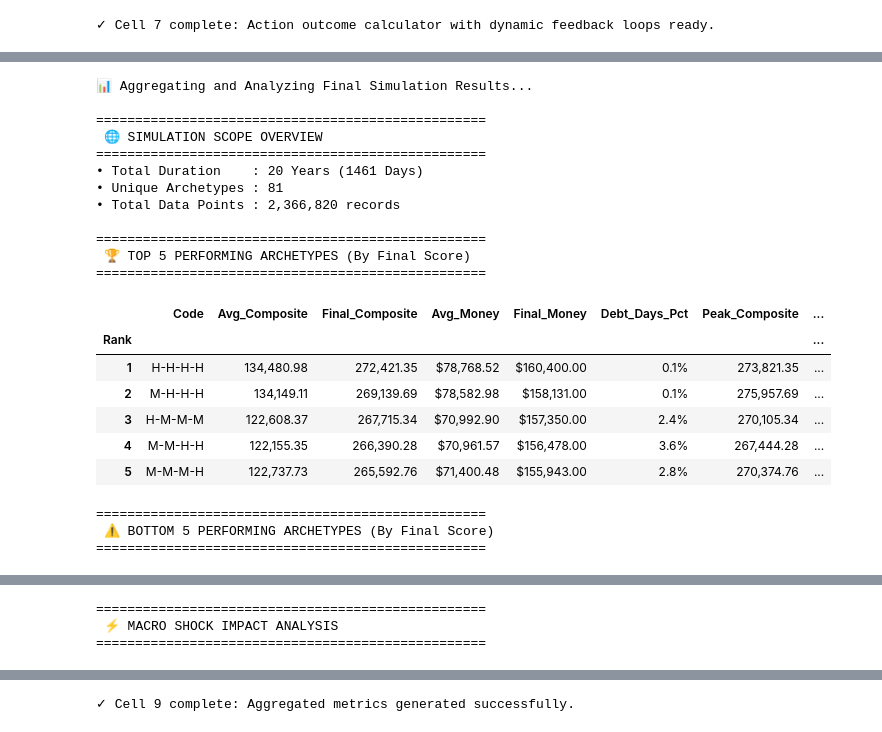
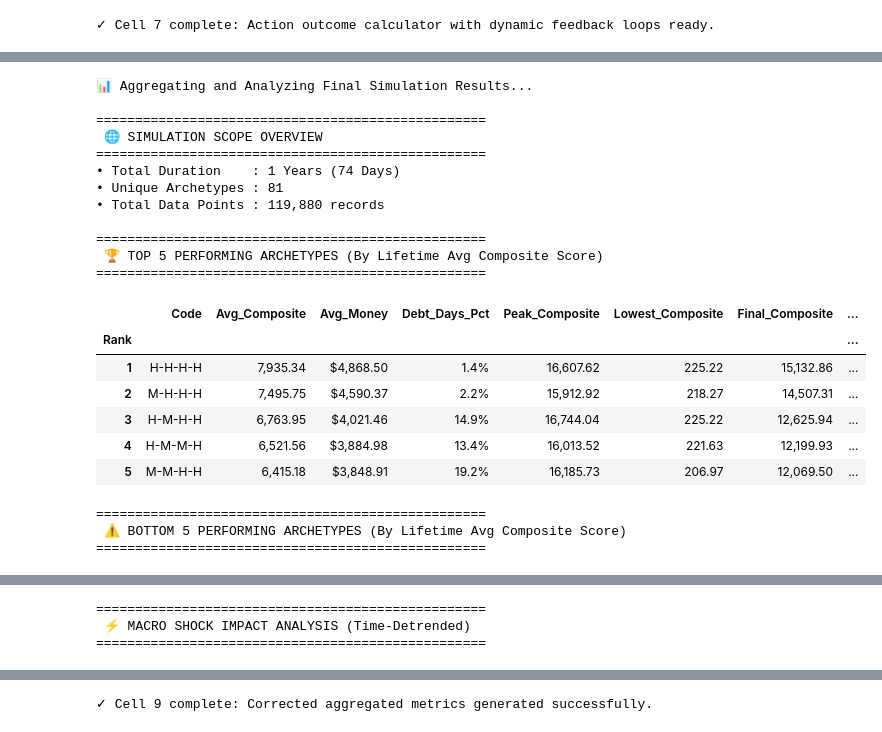
Before and after one commit to JesseLau24/Mesa_Long_Term_Success_Sim, a Jupyter notebook: ASS_81_Success_20_1_1_1_1.ipynb, the cells around one changed output, grey strips where cells are left out. Saved outputs shown, nothing was run; the diff lists cells and outputs as text; code cells hidden in the pictures.

```diff
--- a/ASS_81_Success_20_1_1_1_1.ipynb
+++ b/ASS_81_Success_20_1_1_1_1.ipynb
@@ -71,7 +71,7 @@ BASE_HEALTHCARE_QUALITY: float = 1.0
 BASE_SOCIAL_MOBILITY: float = 1.0
 
 # 4. Event & Simulation Runtime Parameters
-SIMULATION_DAYS: int = 7300          # 365 days per year
+SIMULATION_DAYS: int = 365          # 365 days per year
 SHOCK_MIN_DURATION: int = 50         # Minimum days a shock persists
 SHOCK_MAX_DURATION: int = 100        # Maximum days a shock persists
 SHOCK_PROBABILITY: float = 0.005     # 0.5% daily chance of triggering a macro event
@@ -764,6 +771,7 @@ print("✓ Cell 8.5 complete.")
 # %%
 # ==============================================================================
 # CELL 9: Final Aggregated Data Inspection & Archetype Performance Summary
+# (Statistically Corrected Version)
 # ==============================================================================
 
 import pandas as pd
@@ -783,35 +791,56 @@ print(f"• Total Duration    : {total_years} Years ({total_days} Days)")
 print(f"• Unique Archetypes : {total_archetypes}")
 print(f"• Total Data Points : {len(df_history):,} records\n")
 
-# 2. Aggregate Lifetime Performance Metrics by Archetype Code
-df_archetype_summary = df_history.groupby("Code").agg(
+# ------------------------------------------------------------------------------
+# 2. Corrected Archetype Lifetime Performance Aggregation
+# ------------------------------------------------------------------------------
+# A) Overall lifetime statistics across all days and agents per archetype
+df_lifetime = df_history.groupby("Code").agg(
     Avg_Composite=("Composite_Score", "mean"),
-    Final_Composite=("Composite_Score", "last"),
     Avg_Money=("Money", "mean"),
-    Final_Money=("Money", "last"),
     Debt_Days_Pct=("Money", lambda x: (x < 0).mean() * 100),
     Peak_Composite=("Composite_Score", "max"),
     Lowest_Composite=("Composite_Score", "min")
 ).reset_index()
 
-# Rank by Final Composite Score (Rank 1 = Highest)
+# B) Compute TRUE final day averages (resolves the single-row .last() trap)
+max_day = df_history["Day"].max()
+df_final_day = df_history[df_history["Day"] == max_day].groupby("Code").agg(
+    Final_Composite=("Composite_Score", "mean"),
+    Final_Money=("Money", "mean")
+).reset_index()
+
+# C) Merge lifetime and true final-day metrics
+df_archetype_summary = pd.merge(df_lifetime, df_final_day, on="Code")
+
+# Rank by Lifetime Average Composite Score (Rank 1 = Highest Overall Performer)
 df_archetype_summary = df_archetype_summary.sort_values(
-    by="Final_Composite", ascending=False
+    by="Avg_Composite", ascending=False
 ).reset_index(drop=True)
 
-df_archetype_summary.index += 1  # Set 1-based index for clean ranking display
+df_archetype_summary.index += 1  # 1-based index for clean ranking display
 df_archetype_summary.index.name = "Rank"
 
-# 3. Macro Shock Resilience Breakdown
-df_shock_impact = df_history.groupby("Active_Shock").agg(
+# ------------------------------------------------------------------------------
+# 3. Macro Shock Impact Analysis (Time-Detrended / Year-Relative)
+# ------------------------------------------------------------------------------
+# Prevents conflating natural time-based growth with actual shock impact
+df_history_temp = df_history.copy()
+df_history_temp["Yearly_Mean_Comp"] = df_history_temp.groupby("Year")["Composite_Score"].transform("mean")
+df_history_temp["Shock_Delta_Comp"] = df_history_temp["Composite_Score"] - df_history_temp["Yearly_Mean_Comp"]
+
+df_shock_impact = df_history_temp.groupby("Active_Shock").agg(
     Avg_Composite=("Composite_Score", "mean"),
+    Relative_Impact_Delta=("Shock_Delta_Comp", "mean"),  # Deviation from annual average
     Avg_Money=("Money", "mean"),
     In_Debt_Pct=("Money", lambda x: (x < 0).mean() * 100)
-).reset_index().sort_values(by="Avg_Composite", ascending=False)
+).reset_index().sort_values(by="Relative_Impact_Delta", ascending=False)
 
+# ------------------------------------------------------------------------------
 # 4. Display Formatted Output Tables
+# ------------------------------------------------------------------------------
 print("==================================================")
-print(" 🏆 TOP 5 PERFORMING ARCHETYPES (By Final Score)")
+print(" 🏆 TOP 5 PERFORMING ARCHETYPES (By Lifetime Avg Composite Score)")
 print("==================================================")
 display(df_archetype_summary.head(5).style.format({
     "Avg_Composite": "{:,.2f}",
@@ -824,48 +853,49 @@ display(df_archetype_summary.head(5).style.format({
 }))
 
 print("\n==================================================")
-print(" ⚠️ BOTTOM 5 PERFORMING ARCHETYPES (By Final Score)")
+print(" ⚠️ BOTTOM 5 PERFORMING ARCHETYPES (By Lifetime Avg Composite Score)")
 print("==================================================")
 display(df_archetype_summary.tail(5).style.format({
     "Avg_Composite": "{:,.2f}",
     "Final_Composite": "{:,.2f}",
     "Avg_Money": "${:,.2f}",
     "Final_Money": "${:,.2f}",
     "Debt_Days_Pct": "{:.1f}%",
     "Peak_Composite": "{:,.2f}",
     "Lowest_Composite": "{:,.2f}"
 }))
 
 print("\n==================================================")
-print(" ⚡ MACRO SHOCK IMPACT ANALYSIS")
+print(" ⚡ MACRO SHOCK IMPACT ANALYSIS (Time-Detrended)")
 print("==================================================")
 display(df_shock_impact.style.format({
     "Avg_Composite": "{:,.2f}",
+    "Relative_Impact_Delta": "{:+,.2f}",
     "Avg_Money": "${:,.2f}",
     "In_Debt_Pct": "{:.1f}%"
 }))
 
-print("\n✓ Cell 9 complete: Aggregated metrics generated successfully.")
+print("\n✓ Cell 9 complete: Corrected aggregated metrics generated successfully.")
 # %% [output]
 📊 Aggregating and Analyzing Final Simulation Results...
 
 ==================================================
  🌐 SIMULATION SCOPE OVERVIEW
 ==================================================
-• Total Duration    : 20 Years (1461 Days)
+• Total Duration    : 1 Years (74 Days)
 • Unique Archetypes : 81
-• Total Data Points : 2,366,820 records
+• Total Data Points : 119,880 records
 
 ==================================================
- 🏆 TOP 5 PERFORMING ARCHETYPES (By Final Score)
+ 🏆 TOP 5 PERFORMING ARCHETYPES (By Lifetime Avg Composite Score)
 ==================================================
-|  | Code | Avg_Composite | Final_Composite | Avg_Money | Final_Money | Debt_Days_Pct | Peak_Composite | ... |
+|  | Code | Avg_Composite | Avg_Money | Debt_Days_Pct | Peak_Composite | Lowest_Composite | Final_Composite | ... |
 | Rank |  |  |  |  |  |  |  | ... |
-| 1 | H-H-H-H | 134,480.98 | 272,421.35 | $78,768.52 | $160,400.00 | 0.1% | 273,821.35 | ... |
-| 2 | M-H-H-H | 134,149.11 | 269,139.69 | $78,582.98 | $158,131.00 | 0.1% | 275,957.69 | ... |
-| 3 | H-M-M-M | 122,608.37 | 267,715.34 | $70,992.90 | $157,350.00 | 2.4% | 270,105.34 | ... |
-| 4 | M-M-H-H | 122,155.35 | 266,390.28 | $70,961.57 | $156,478.00 | 3.6% | 267,444.28 | ... |
-| 5 | M-M-M-H | 122,737.73 | 265,592.76 | $71,400.48 | $155,943.00 | 2.8% | 270,374.76 | ... |
+| 1 | H-H-H-H | 7,935.34 | $4,868.50 | 1.4% | 16,607.62 | 225.22 | 15,132.86 | ... |
+| 2 | M-H-H-H | 7,495.75 | $4,590.37 | 2.2% | 15,912.92 | 218.27 | 14,507.31 | ... |
+| 3 | H-M-H-H | 6,763.95 | $4,021.46 | 14.9% | 16,744.04 | 225.22 | 12,625.94 | ... |
+| 4 | H-M-M-H | 6,521.56 | $3,884.98 | 13.4% | 16,013.52 | 221.63 | 12,199.93 | ... |
+| 5 | M-M-H-H | 6,415.18 | $3,848.91 | 19.2% | 16,185.73 | 206.97 | 12,069.50 | ... |
 ==================================================
- ⚠️ BOTTOM 5 PERFORMING ARCHETYPES (By Final Score)
+ ⚠️ BOTTOM 5 PERFORMING ARCHETYPES (By Lifetime Avg Composite Score)
 ==================================================
@@ -879,3 +909,3 @@ print("\n✓ Cell 9 complete: Aggregated metrics generated successfully.")
 ==================================================
- ⚡ MACRO SHOCK IMPACT ANALYSIS
+ ⚡ MACRO SHOCK IMPACT ANALYSIS (Time-Detrended)
 ==================================================
@@ -889,3 +916,3 @@ print("\n✓ Cell 9 complete: Aggregated metrics generated successfully.")
-✓ Cell 9 complete: Aggregated metrics generated successfully.
+✓ Cell 9 complete: Corrected aggregated metrics generated successfully.
 # %%
 # ==============================================================================
```
Also changed, not shown: parts of 4 cells of this notebook, 17 other files.
